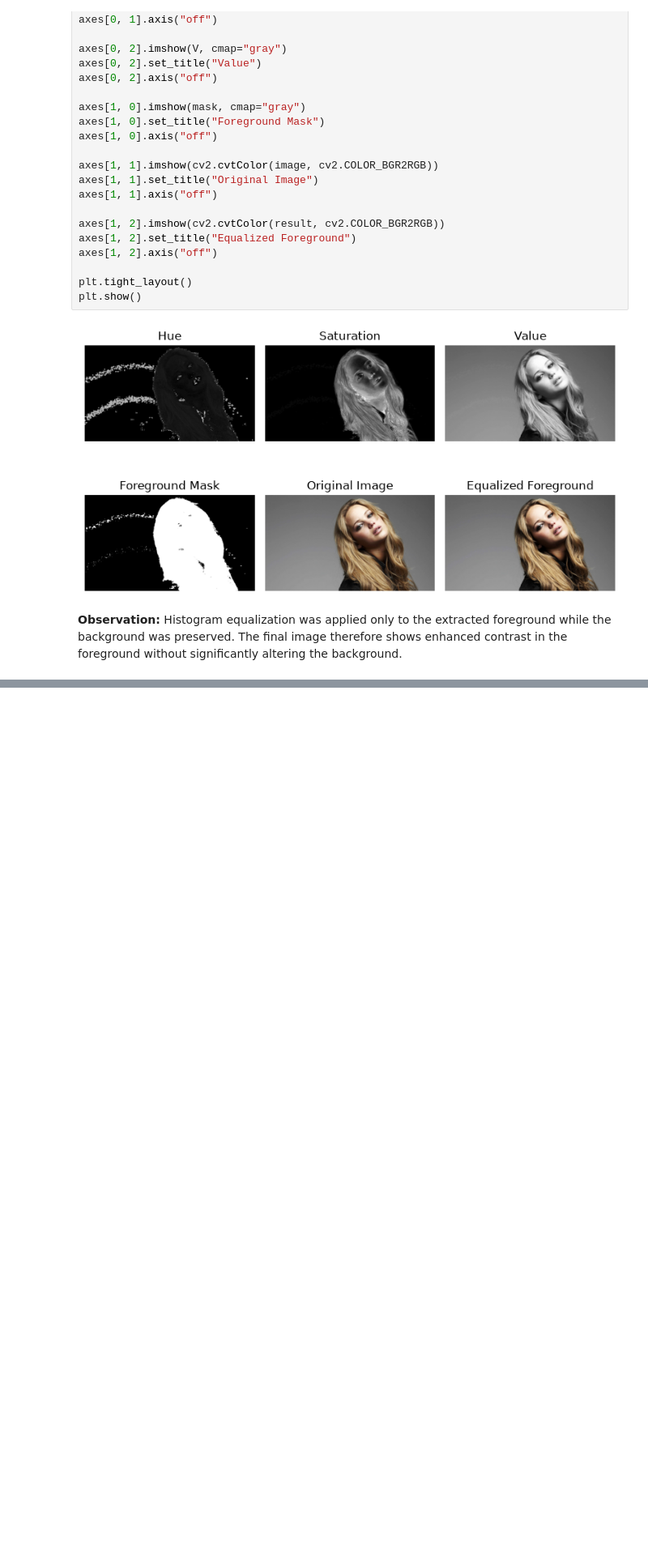
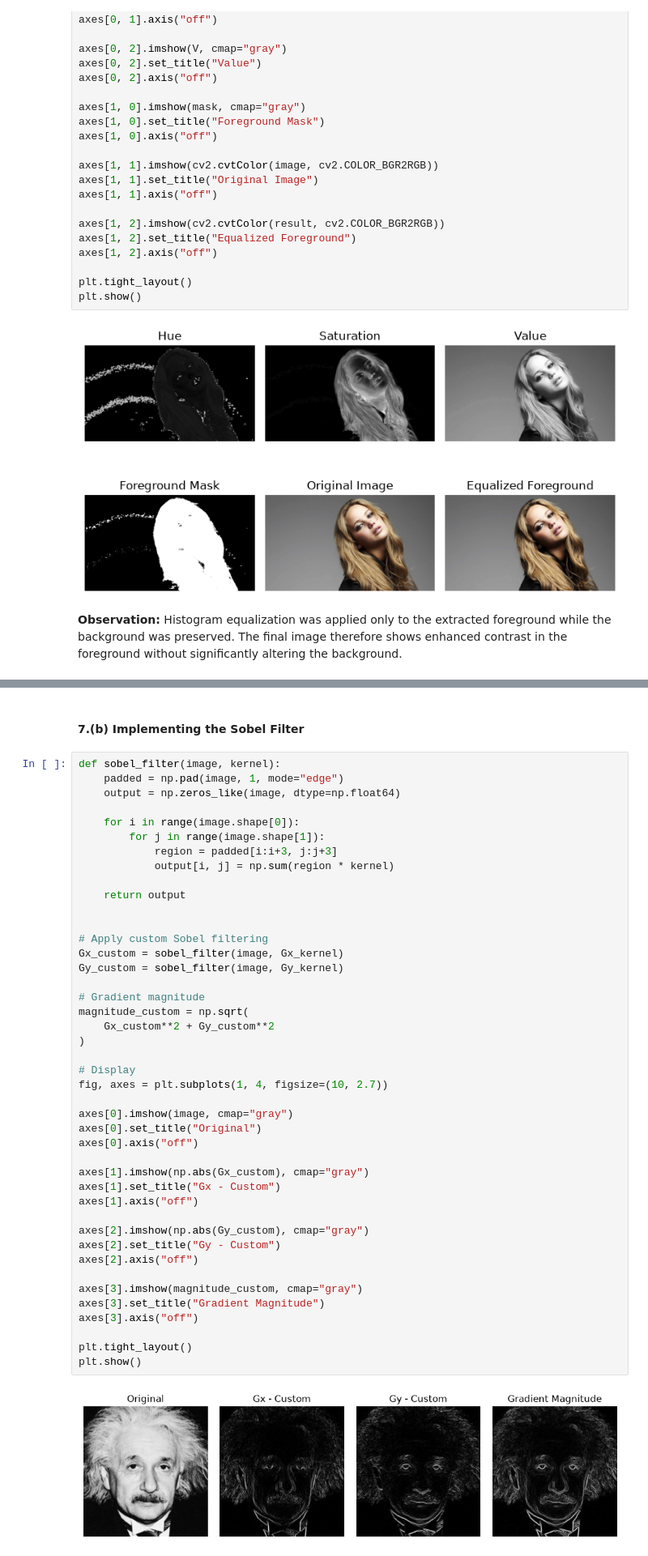
Before and after one commit to chaniruranawaka/Intensity-Transformations-and-Neighborhood-Filtering, a Jupyter notebook: A01.ipynb, the cells around one changed output, grey strips where cells are left out. Shown at 81% size. Cells and saved outputs as stored; diff of their text form; blank space fills up the shorter version.

```diff
--- a/A01.ipynb
+++ b/A01.ipynb
@@ -951,0 +1003,47 @@ plt.show()
+# %% [markdown]
+#### 7.(b) Implementing the Sobel Filter
+# %%
+def sobel_filter(image, kernel):
+    padded = np.pad(image, 1, mode="edge")
+    output = np.zeros_like(image, dtype=np.float64)
+
+    for i in range(image.shape[0]):
+        for j in range(image.shape[1]):
+            region = padded[i:i+3, j:j+3]
+            output[i, j] = np.sum(region * kernel)
+
+    return output
+
+
+# Apply custom Sobel filtering
+Gx_custom = sobel_filter(image, Gx_kernel)
+Gy_custom = sobel_filter(image, Gy_kernel)
+
+# Gradient magnitude
+magnitude_custom = np.sqrt(
+    Gx_custom**2 + Gy_custom**2
+)
+
+# Display
+fig, axes = plt.subplots(1, 4, figsize=(10, 2.7))
+
+axes[0].imshow(image, cmap="gray")
+axes[0].set_title("Original")
+axes[0].axis("off")
+
+axes[1].imshow(np.abs(Gx_custom), cmap="gray")
+axes[1].set_title("Gx - Custom")
+axes[1].axis("off")
+
+axes[2].imshow(np.abs(Gy_custom), cmap="gray")
+axes[2].set_title("Gy - Custom")
+axes[2].axis("off")
+
+axes[3].imshow(magnitude_custom, cmap="gray")
+axes[3].set_title("Gradient Magnitude")
+axes[3].axis("off")
+
+plt.tight_layout()
+plt.show()
+# %% [output]
+[figure, added]
```
Also changed, not shown: parts of 7 cells of this notebook.
